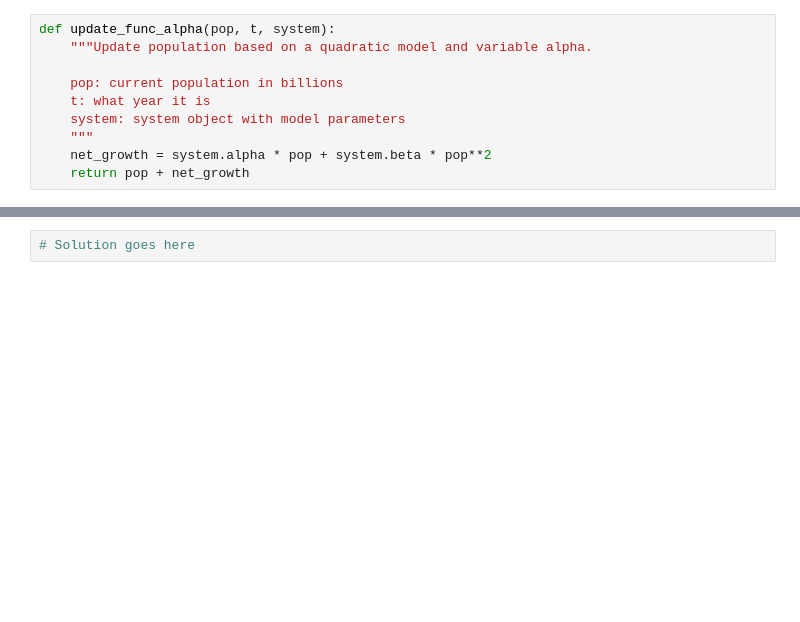
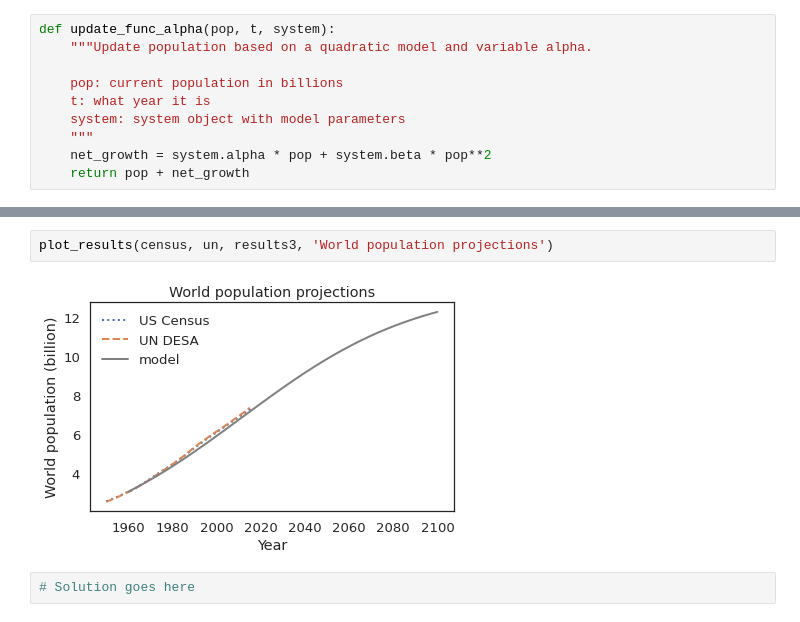
Before and after one commit to ferrysany/ModSimPy, a Jupyter notebook: colab/chap08.ipynb, the cells around one changed output, grey strips where cells are left out. Cells and saved outputs as stored; diff of their text form; blank space fills up the shorter version.

```diff
--- a/colab/chap08.ipynb
+++ b/colab/chap08.ipynb
@@ -333,3 +342,7 @@ NameError: ignored
+# %%
+plot_results(census, un, results3, 'World population projections')
+# %% [output]
+[figure, added]
 # %%
 # Solution goes here
 # %% [markdown]
```
Also changed, not shown: parts of 5 cells of this notebook.
